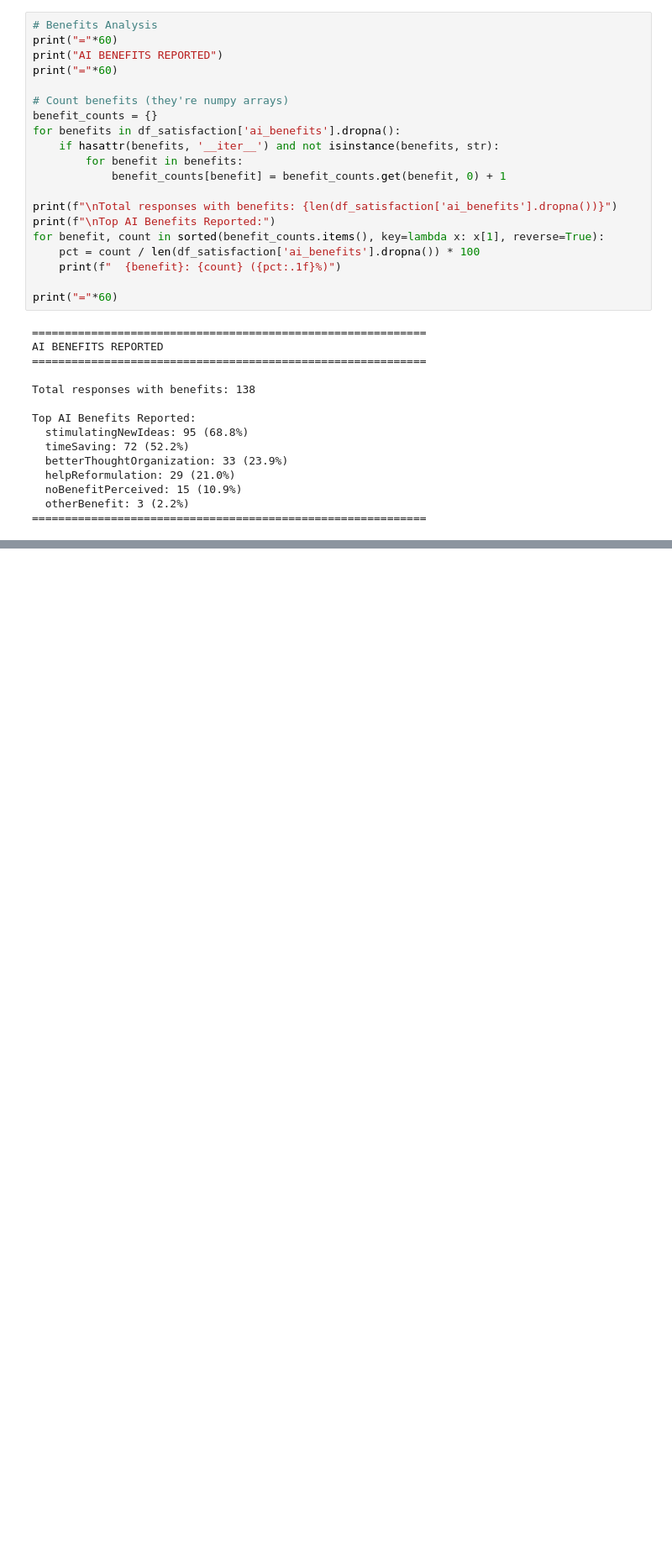
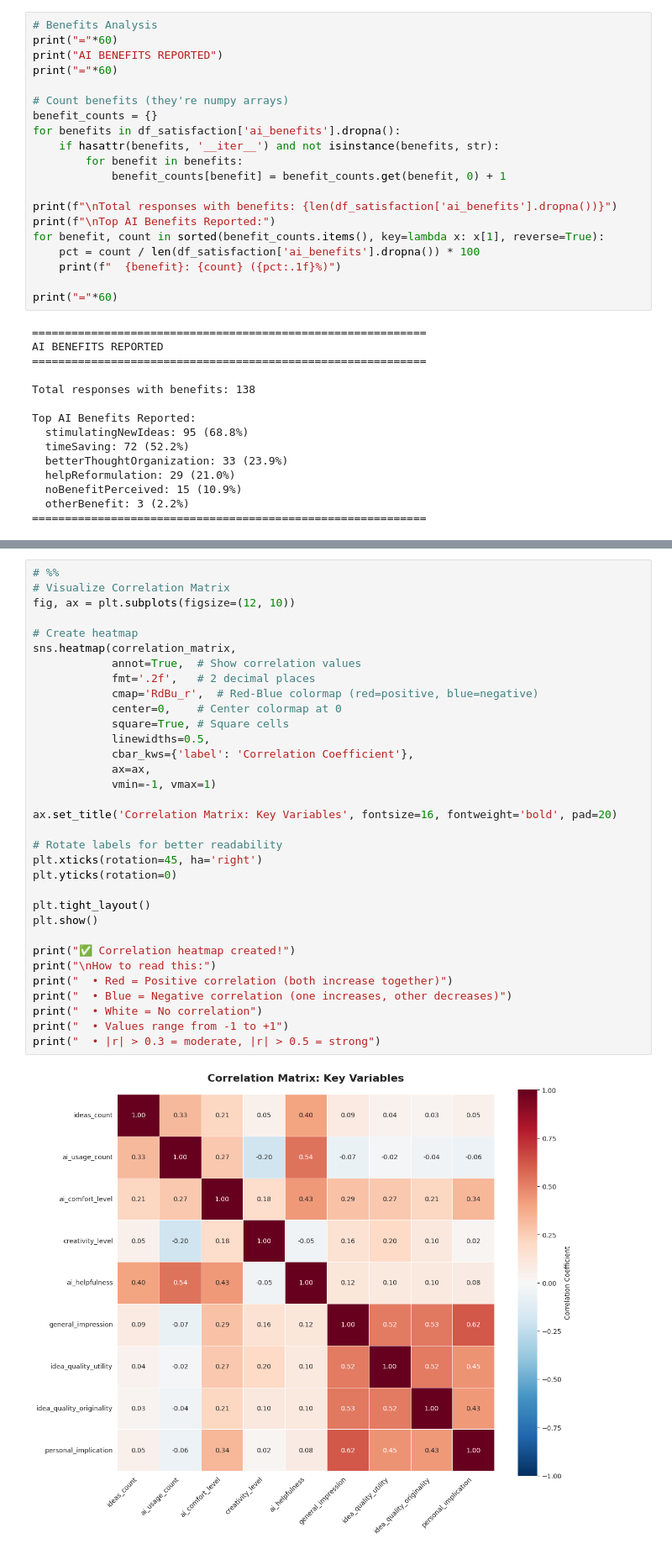
Before and after one commit to EngineerProjects/Hello-Pulse-Survey, a Jupyter notebook: notebooks/new_version/02_exploratory_data_analysis.ipynb, the cells around one changed output, grey strips where cells are left out. Shown at 84% size. Drawn from its saved outputs; the diff is of its cells as text; blank space fills up the shorter version.

```diff
--- a/notebooks/new_version/02_exploratory_data_analysis.ipynb
+++ b/notebooks/new_version/02_exploratory_data_analysis.ipynb
@@ -1062,0 +1430,35 @@ Top AI Benefits Reported:
+# %%
+# %%
+# Visualize Correlation Matrix
+fig, ax = plt.subplots(figsize=(12, 10))
+
+# Create heatmap
+sns.heatmap(correlation_matrix,
+            annot=True,  # Show correlation values
+            fmt='.2f',   # 2 decimal places
+            cmap='RdBu_r',  # Red-Blue colormap (red=positive, blue=negative)
+            center=0,    # Center colormap at 0
+            square=True, # Square cells
+            linewidths=0.5,
+            cbar_kws={'label': 'Correlation Coefficient'},
+            ax=ax,
+            vmin=-1, vmax=1)
+
+ax.set_title('Correlation Matrix: Key Variables', fontsize=16, fontweight='bold', pad=20)
+
+# Rotate labels for better readability
+plt.xticks(rotation=45, ha='right')
+plt.yticks(rotation=0)
+
+plt.tight_layout()
+plt.show()
+
+print("✅ Correlation heatmap created!")
+print("\nHow to read this:")
+print("  • Red = Positive correlation (both increase together)")
+print("  • Blue = Negative correlation (one increases, other decreases)")
+print("  • White = No correlation")
+print("  • Values range from -1 to +1")
+print("  • |r| > 0.3 = moderate, |r| > 0.5 = strong")
+# %% [output]
+[figure, added]
```
Also changed, not shown: parts of 24 cells of this notebook.
